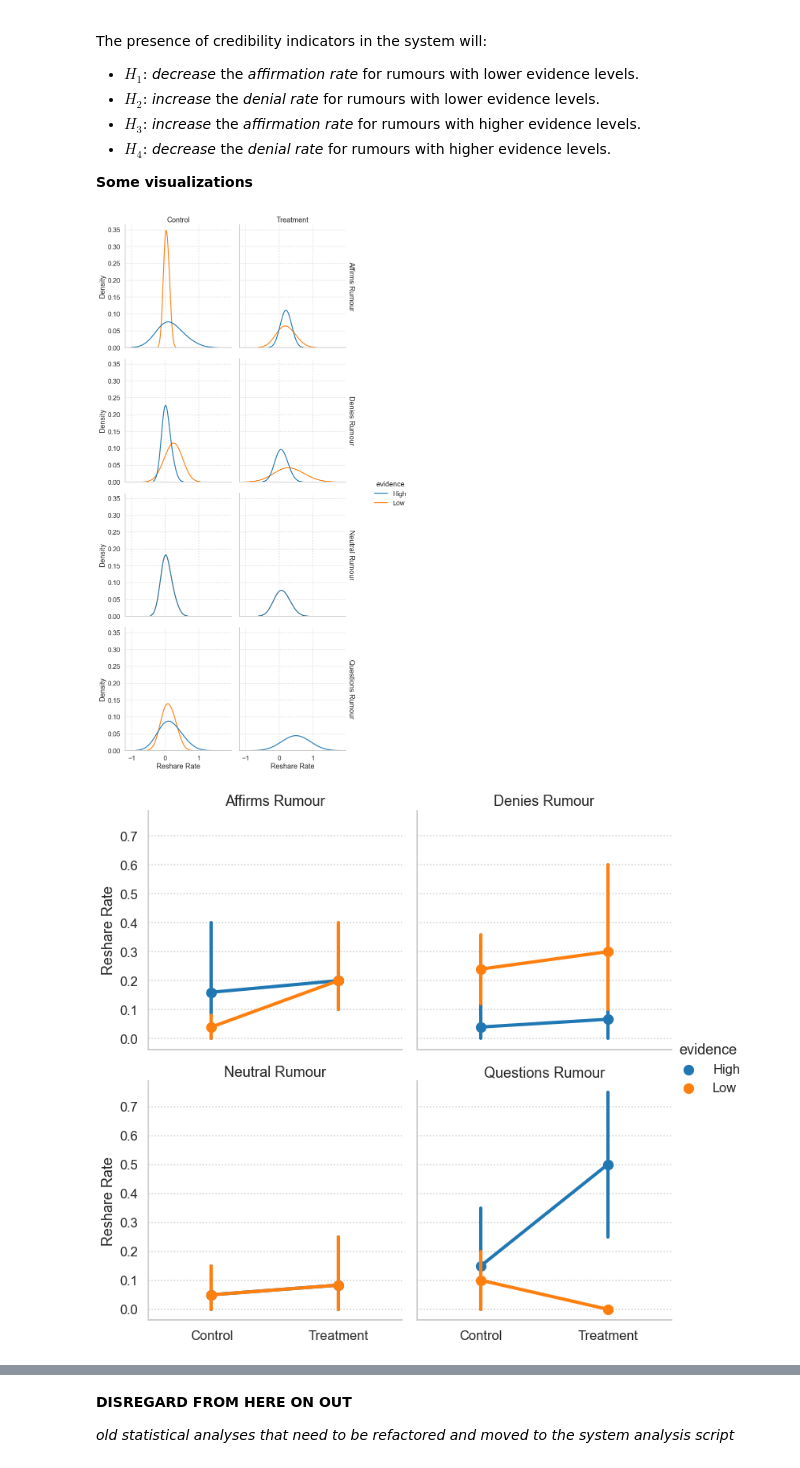
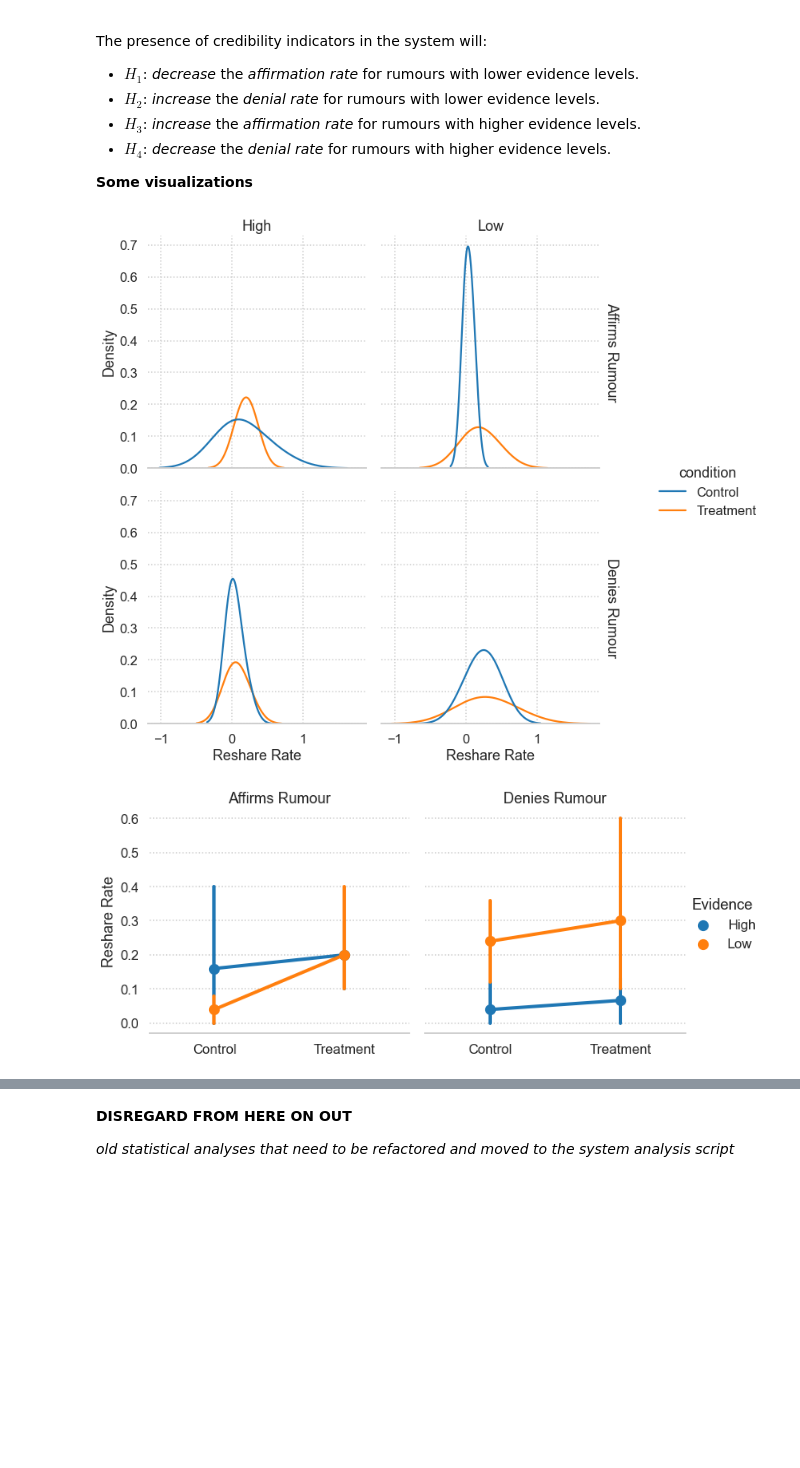
Before and after one commit to cameron-raymond/SDS-Thesis, a Jupyter notebook: notebooks/Descriptive_Analysis.ipynb, the cells around one changed output, grey strips where cells are left out. Saved outputs shown, nothing was run; the diff lists cells and outputs as text; code cells hidden in the pictures; blank space fills up the shorter version.

Commit message:
bar plot is easier to read

```diff
--- a/notebooks/Descriptive_Analysis.ipynb
+++ b/notebooks/Descriptive_Analysis.ipynb
@@ -126,45 +127,49 @@ The presence of credibility indicators in the system will:
 - $H_4$: *decrease* the *denial rate* for rumours with higher evidence levels.
 
 **Some visualizations**
-# %%
-melted = reshare_rates.melt(id_vars=reshare_rates.columns[:-5],
-                            value_vars=reshare_rates.columns[-5:-1],
-                            var_name='code',
-                            value_name='reshared')
-sorting_dict = {'Control': 0,
-                'Treatment': 1,
-                'Affirms': 0,
-                'Denies': 1,
-                'Neutral': 2,
-                'Questions': 3,
-                'High': 0,
-                'Low': 1}
-melted = melted.sort_values(by=['condition','code','evidence'],key=lambda x: x.map(sorting_dict))
-
-g = sns.displot(data=melted,
-            x="reshared",
-            hue="evidence",
-            col="condition",
-            row="code",
-            bw_adjust=1.8,
-            facet_kws={"margin_titles":True},
-            kind="kde")
-g.set_titles(col_template="{col_name}", row_template="{row_name} Rumour")
-g.set_axis_labels(x_var="Reshare Rate")
-g.fig.savefig("../figures/descriptive_analysis/reshare_rate-hist.pdf")
-# %% [output]
-[figure, removed]
+# %%
+melted = reshare_rates.melt(id_vars=reshare_rates.columns[:-5],
+                            value_vars=reshare_rates.columns[-5:-1],
+                            var_name='code',
+                            value_name='reshared')
+sorting_dict = {'Control': 0,
+                'Treatment': 1,
+                'Affirms': 0,
+                'Denies': 1,
+                'Neutral': 2,
+                'Questions': 3,
+                'High': 0,
+                'Low': 1}
+melted = melted.sort_values(by=['condition','code','evidence'],key=lambda x: x.map(sorting_dict))
+af_di = melted[melted["code"].isin(["Affirms","Denies"])]
+# %%
+g = sns.displot(data=af_di,
+            x="reshared",
+            hue="condition",
+            col="evidence",
+            row="code",
+            bw_adjust=1.8,
+            facet_kws={"margin_titles":True},
+            kind="kde")
+g.set_titles(col_template="{col_name}", row_template="{row_name} Rumour")
+g.set_axis_labels(x_var="Reshare Rate")
+sns.despine(left=True)
+g.fig.savefig("../figures/descriptive_analysis/reshare_rate-hist.pdf")
+# %% [output]
+[figure, added]
 # %%
-g = sns.catplot(data=melted,
+g = sns.catplot(data=af_di,
             x="condition",
             y="reshared",
             hue="evidence",
             col="code",
             col_wrap=2,
             margin_titles=True,
             kind="point")
 g.set_titles(col_template="{col_name} Rumour",)
 g.set_axis_labels(y_var="Reshare Rate",x_var="")
+g._legend.set_title("Evidence")
+sns.despine(left=True)
 g.savefig("../figures/descriptive_analysis/reshare_rate-point_plot.pdf")
 # %% [output]
-[figure, old version]
+[figure, new version]
```
Also changed, not shown: parts of 5 cells of this notebook, 3 other files.
